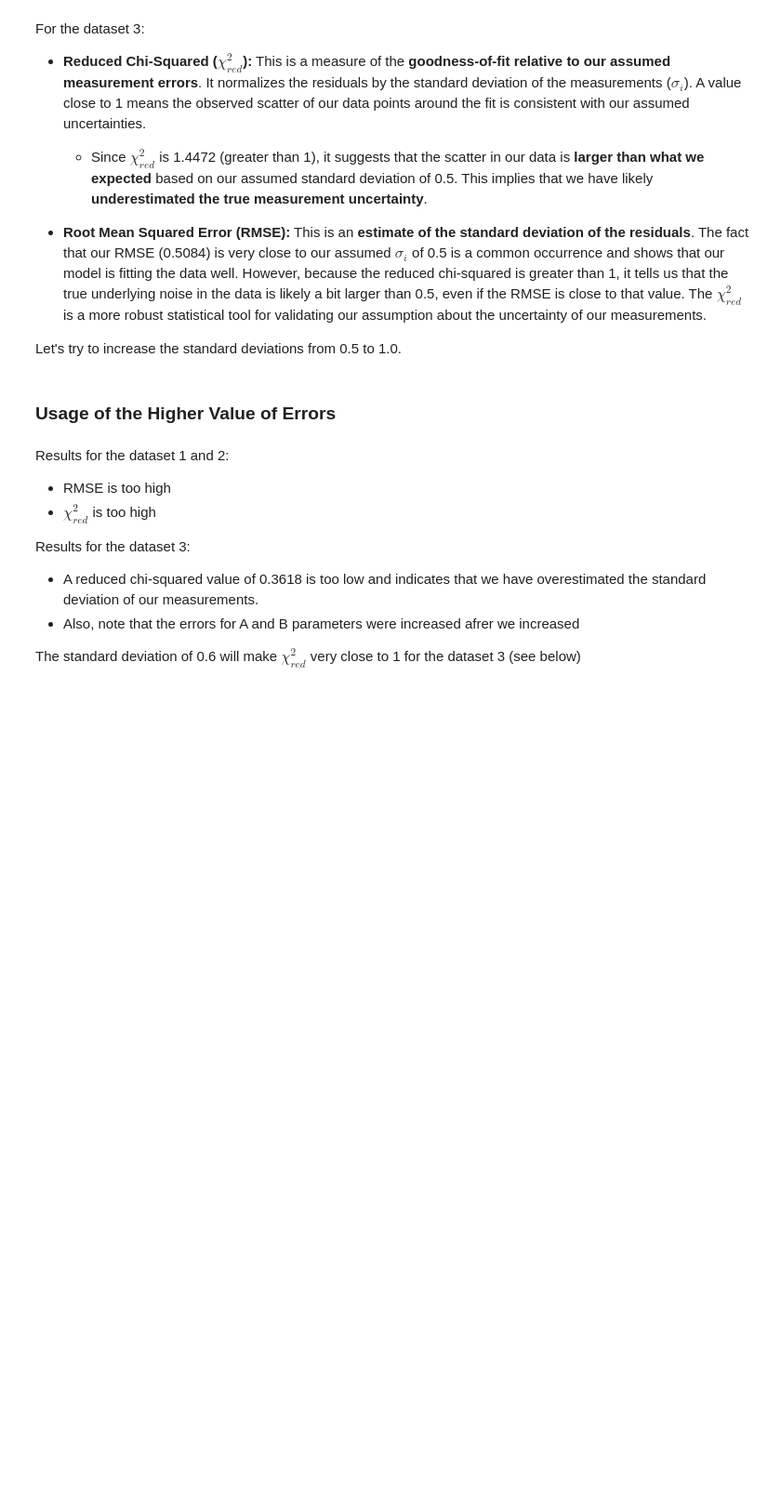
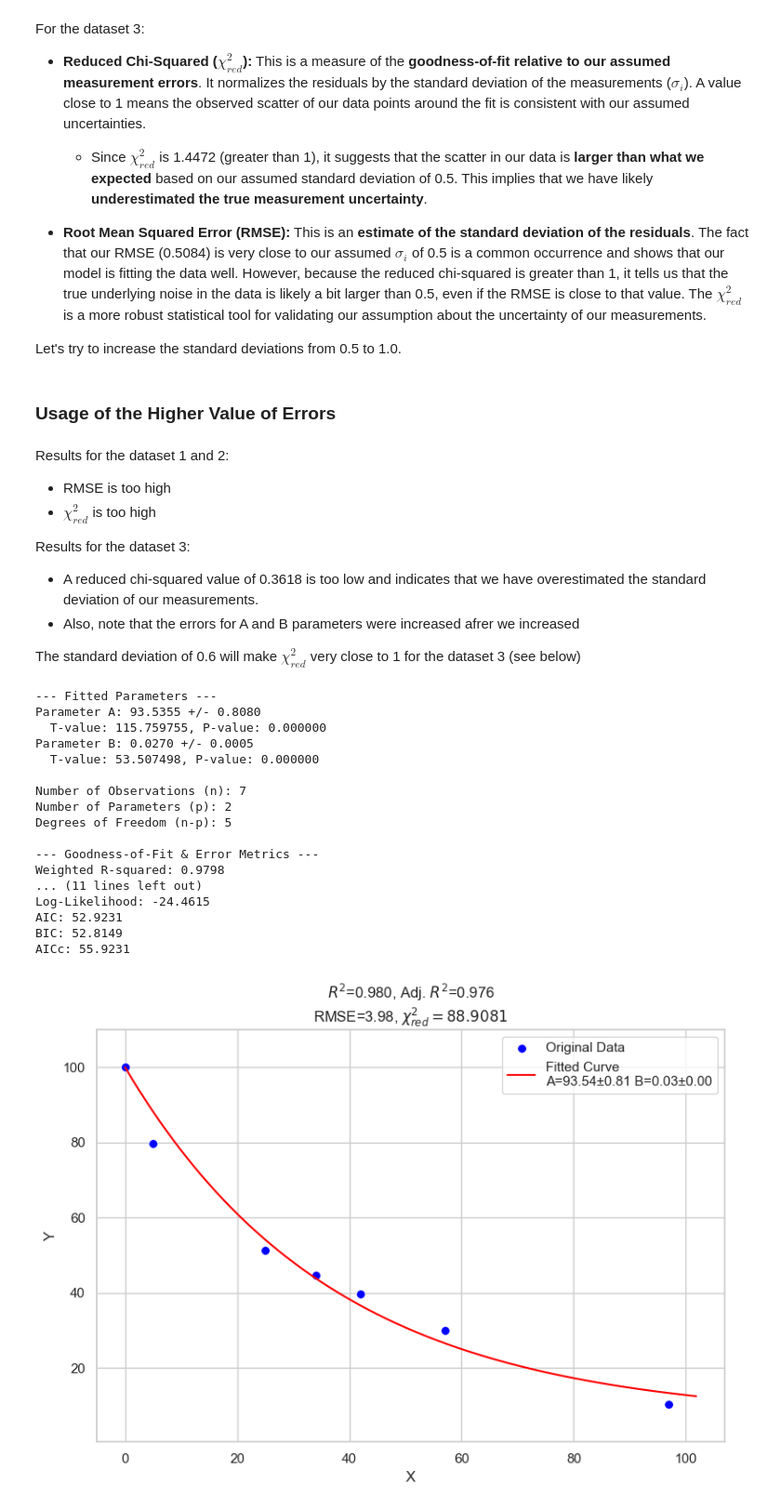
Before and after one commit to Yakovliev/quantopia, a Jupyter notebook: _sources/math/01_basics/weighted-least-squares-code-3.ipynb, the cells around one changed output. Shown at 93% size. Drawn from its saved outputs; the diff is of its cells as text; code cells hidden in the pictures; blank space fills up the shorter version.

```diff
--- a/_sources/math/01_basics/weighted-least-squares-code-3.ipynb
+++ b/_sources/math/01_basics/weighted-least-squares-code-3.ipynb
@@ -376,0 +383,7 @@ The standard deviation of 0.6 will make $\chi^2_{red}$ very close to 1 for the d
+# %%
+def custom_function(x, A, B):
+    """
+    The custom function to approximate the data.
+    f(x; A, B) = A * (np.exp(-B * x) - 1) + 100
+    """
+    return A * (np.exp(-B * x) - 1) + 100
@@ -376,0 +595,34 @@ The standard deviation of 0.6 will make $\chi^2_{red}$ very close to 1 for the d
+# %%
+# Define the data and parameters for analysis
+x = np.array([0, 5, 25, 34, 42, 57, 97])
+y_obs = np.array([100, 79.7, 51.3, 44.6, 39.8, 29.9, 10.3])
+sigma = np.full_like(y_obs, 0.5, dtype=float)
+initial_guess = [50, 0.01]
+
+# Analyze the curve fit and get results
+fit_results = analyze_curve_fit(x, y_obs, sigma, custom_function, initial_guess)
+
+# Print the metrics
+print_metrics(fit_results)
+
+# Draw the curve fit plot
+draw_curve_fit(fit_results)
+# %% [output]
+--- Fitted Parameters ---
+Parameter A: 93.5355 +/- 0.8080
+  T-value: 115.759755, P-value: 0.000000
+Parameter B: 0.0270 +/- 0.0005
+  T-value: 53.507498, P-value: 0.000000
+
+Number of Observations (n): 7
+Number of Parameters (p): 2
+Degrees of Freedom (n-p): 5
+
+--- Goodness-of-Fit & Error Metrics ---
+Weighted R-squared: 0.9798
+... (11 lines left out)
+Log-Likelihood: -24.4615
+AIC: 52.9231
+BIC: 52.8149
+AICc: 55.9231
+[figure, added]
```
Also changed, not shown: parts of 4 cells of this notebook, 4 other files.
